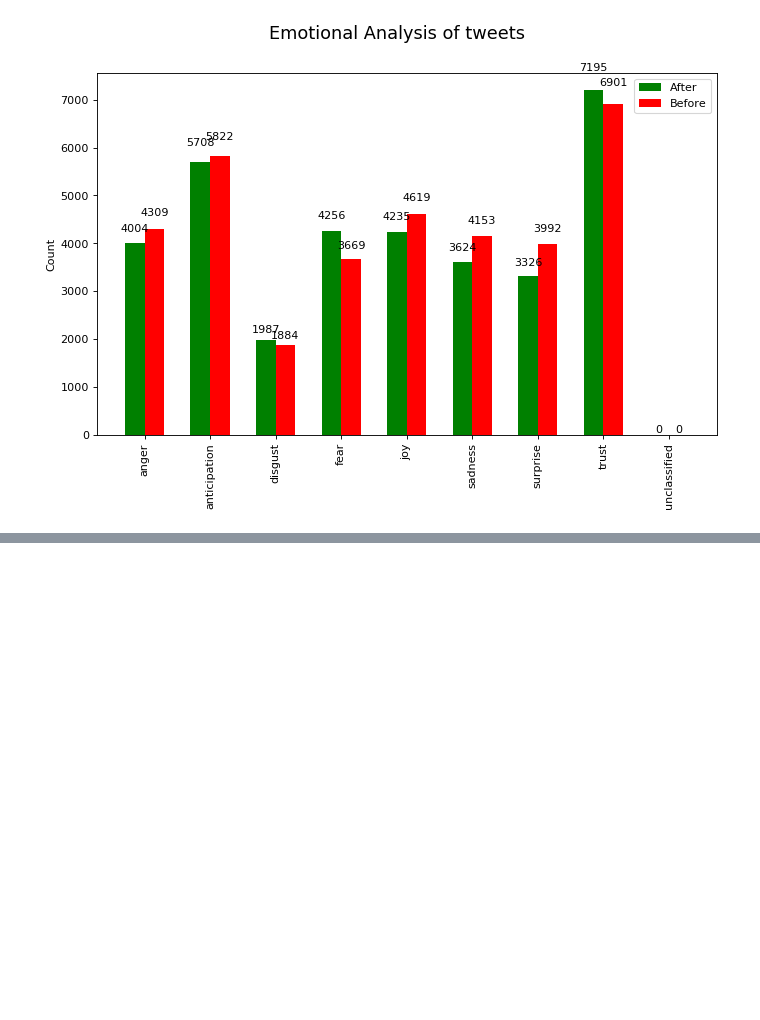
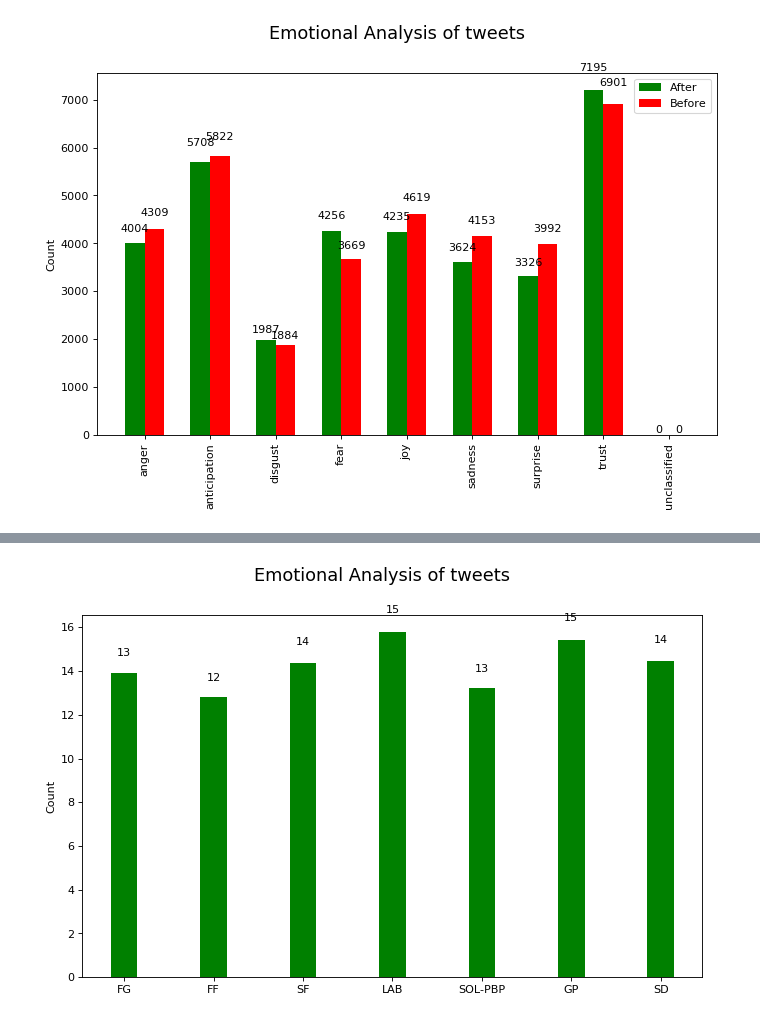
Before and after one commit to scrntnstrnglr/TextAnalysis, a Jupyter notebook: Sentimentalysis/tweet_sentimentalyzer.ipynb, the cells around one changed output, grey strips where cells are left out. Drawn from its saved outputs; the diff is of its cells as text; code cells hidden in the pictures; blank space fills up the shorter version.

Commit message:
Added emotions per party jsons and graph for positive emos

```diff
--- a/Sentimentalysis/tweet_sentimentalyzer.ipynb
+++ b/Sentimentalysis/tweet_sentimentalyzer.ipynb
@@ -265,0 +319,28 @@ plt.show()
+# %%
+emotions_colors = {'anger': 'red', 'anticipation': 'purple', 'disgust': 'yellow', 'fear': 'indigo', 'joy': 'green', 'negative': 'black', 'positive': 'pink', 'sadness': 'blue', 'surprise': 'maroon', 'trust': 'orange', 'unclassified': 'cyan'}
+#labels = list(emotions_colors.keys())
+#handles = [plt.Rectangle((1,1),1,1, color=emotions_colors[label]) for label in labels]
+my_cmap = cm.get_cmap('jet')
+ind = np.arange(len(this_map))
+width=0.3
+fig = plt.figure(num=None, figsize=(10, 6), dpi=80, facecolor='w', edgecolor='k')
+fig.suptitle('Emotional Analysis of tweets', fontsize=16)
+ax = fig.add_subplot(111)
+pos_bars=ax.bar(ind, list(this_map.values()),width,color='g',align='center')
+ax.set_ylabel('Count')
+ax.set_xticklabels(list(this_map.keys()))
+ax.set_xticks(ind)
+#ax.legend( (pos_bars[0], neg_bars[0]), ('After', 'Before') )
+
+def autolabel(bars):
+    for bar in bars:
+        h = bar.get_height()
+        ax.text(bar.get_x()+bar.get_width()/2., 1.05*h, '%d'%int(h),
+                ha='center', va='bottom')
+
+autolabel(pos_bars)
+#autolabel(neg_bars)
+
+plt.show()
+# %% [output]
+[figure, added]
```
Also changed, not shown: parts of 2 cells of this notebook, 22 other files.
